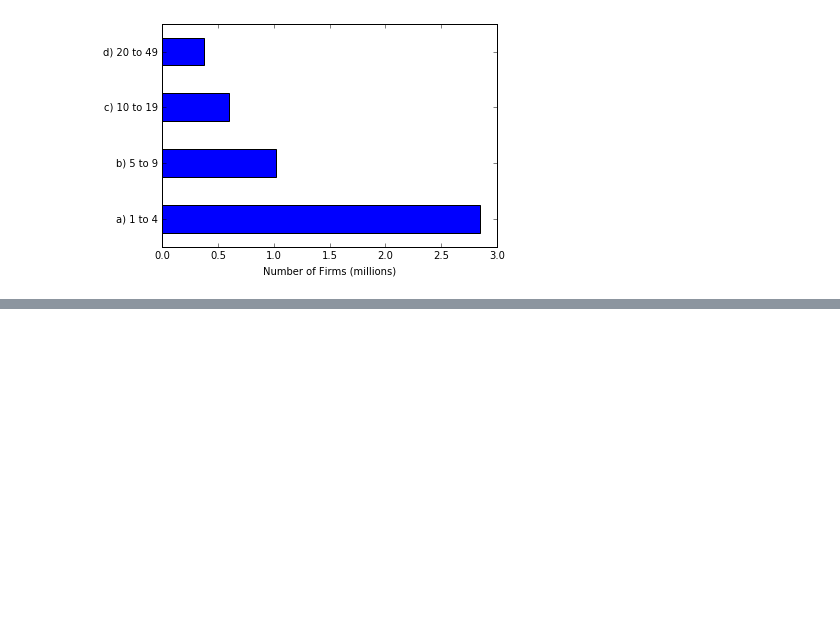
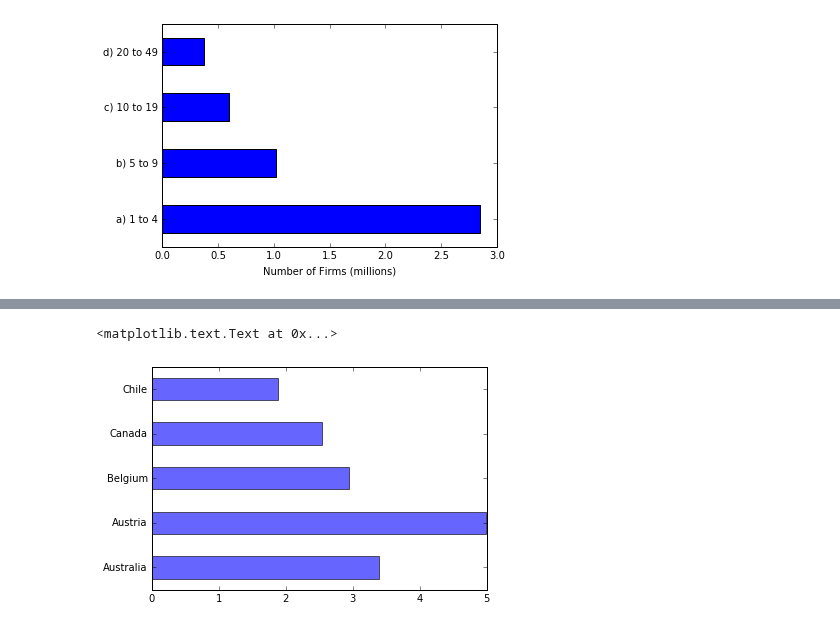
Before and after one commit to DaveBackus/Data_Bootcamp, a Jupyter notebook: Code/IPython/bootcamp_pandas-shape.ipynb, the cells around one changed output, grey strips where cells are left out. Drawn from its saved outputs; the diff is of its cells as text; code cells hidden in the pictures; blank space fills up the shorter version.

```diff
--- a/Code/IPython/bootcamp_pandas-shape.ipynb
+++ b/Code/IPython/bootcamp_pandas-shape.ipynb
@@ -572,0 +601,16 @@ ax.set_xlabel('Number of Firms (millions)')
+# %%
+url1 = 'http://www.oecd.org/health/health-systems/'
+url2 = 'OECD-Health-Statistics-2015-Frequently-Requested-Data.xls'
+docs = pd.read_excel(url1+url2,
+                     skiprows=3,
+                     usecols=[0, 51, 52, 53, 54, 55, 57],
+                     sheetname='Physicians',
+                     na_values=['..'],
+                     skip_footer=21)
+# rename country variable
+names = list(docs)
+docs = docs.rename(columns={names[0]: 'Country'})
+# strip footnote numbers from country names
+docs['Country'] = docs['Country'].str.rsplit(n=1).str.get(0)
+docs = docs.head()
+docs
@@ -572,0 +633,11 @@ ax.set_xlabel('Number of Firms (millions)')
+# %%
+newdocs = docs.copy()
+newdocs = newdocs.set_index('Country')
+vars = list(newdocs)
+
+fig, ax = plt.subplots()
+newdocs[vars[-1]].plot.barh(ax=ax, alpha=0.6)
+ax.set_ylabel('')
+# %% [output]
+<matplotlib.text.Text at 0x...>
+[figure, added]
```
Also changed, not shown: parts of 33 cells of this notebook, 2 other files.
